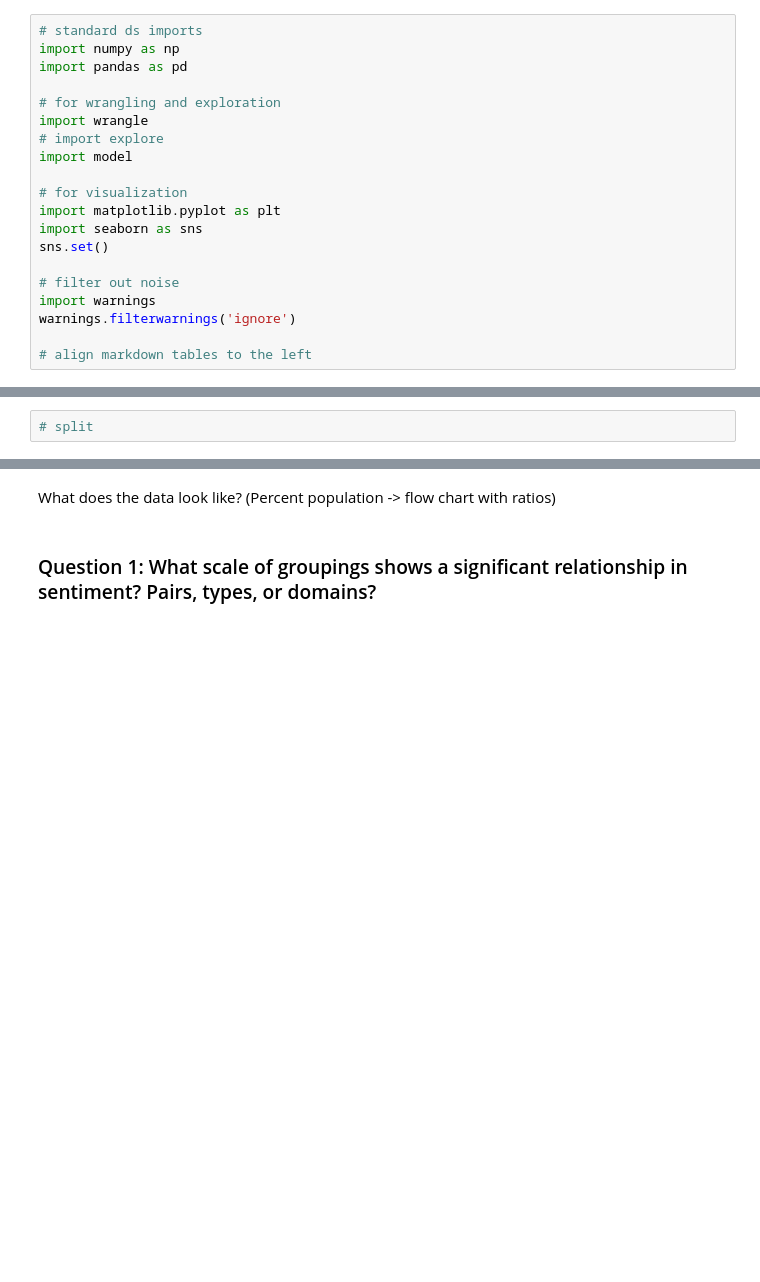
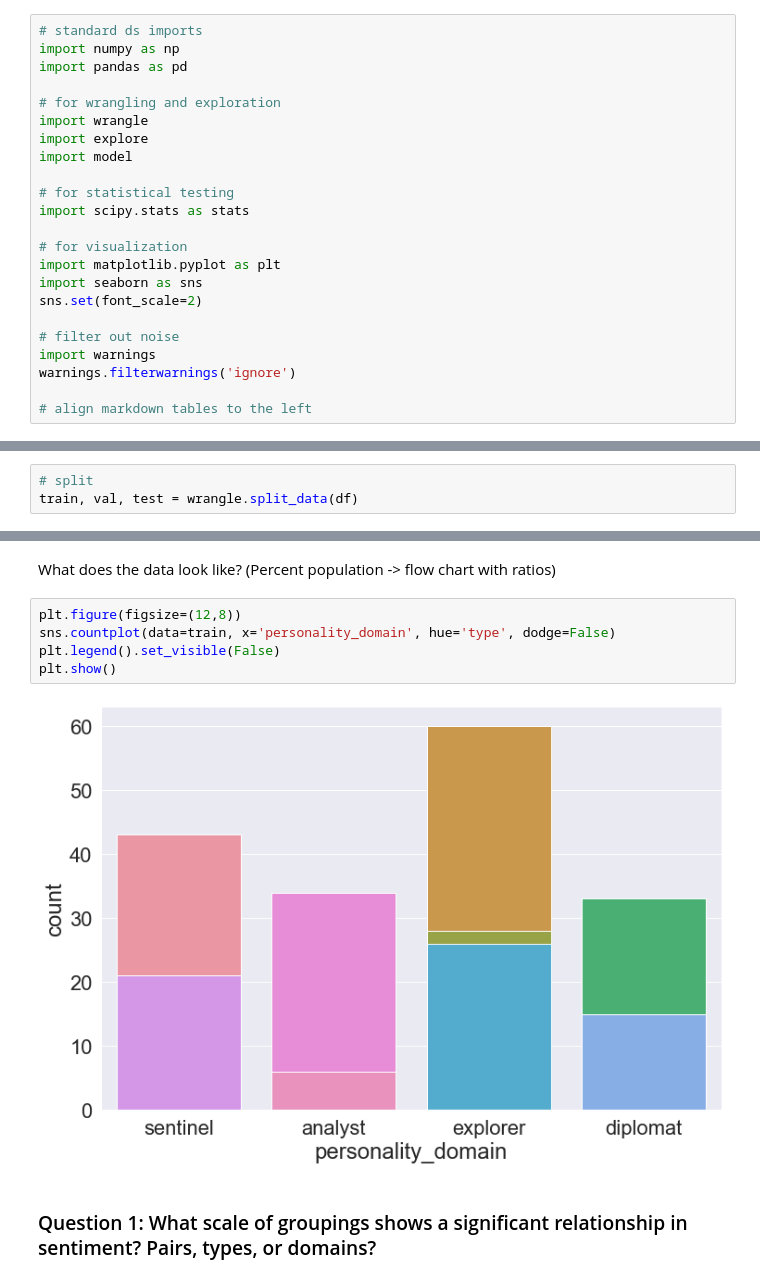
Before and after one commit to twitter-personality-predictor/capstone-project, a Jupyter notebook: morgan/final_report.ipynb, the cells around one changed output, grey strips where cells are left out. Cells and saved outputs as stored; diff of their text form; blank space fills up the shorter version.

```diff
--- a/morgan/final_report.ipynb
+++ b/morgan/final_report.ipynb
@@ -5,13 +5,16 @@ import pandas as pd
 
 # for wrangling and exploration
 import wrangle
-# import explore
+import explore
 import model
+
+# for statistical testing
+import scipy.stats as stats
 
 # for visualization
 import matplotlib.pyplot as plt
 import seaborn as sns
-sns.set()
+sns.set(font_scale=2)
 
 # filter out noise
 import warnings
@@ -104,4 +97,5 @@ df.head()
 # %%
 # split
+train, val, test = wrangle.split_data(df)
 # %%
 # verify the split
@@ -114,6 +111,13 @@ df.head()
 ## 2. Data Exploration
 # %% [markdown]
 What does the data look like? (Percent population -> flow chart with ratios)
+# %%
+plt.figure(figsize=(12,8))
+sns.countplot(data=train, x='personality_domain', hue='type', dodge=False)
+plt.legend().set_visible(False)
+plt.show()
+# %% [output]
+[figure, added]
 # %% [markdown]
 ### Question 1: What scale of groupings shows a significant relationship in sentiment? Pairs, types, or domains?
 # %%
```
Also changed, not shown: parts of 15 cells of this notebook, 3 other files.
